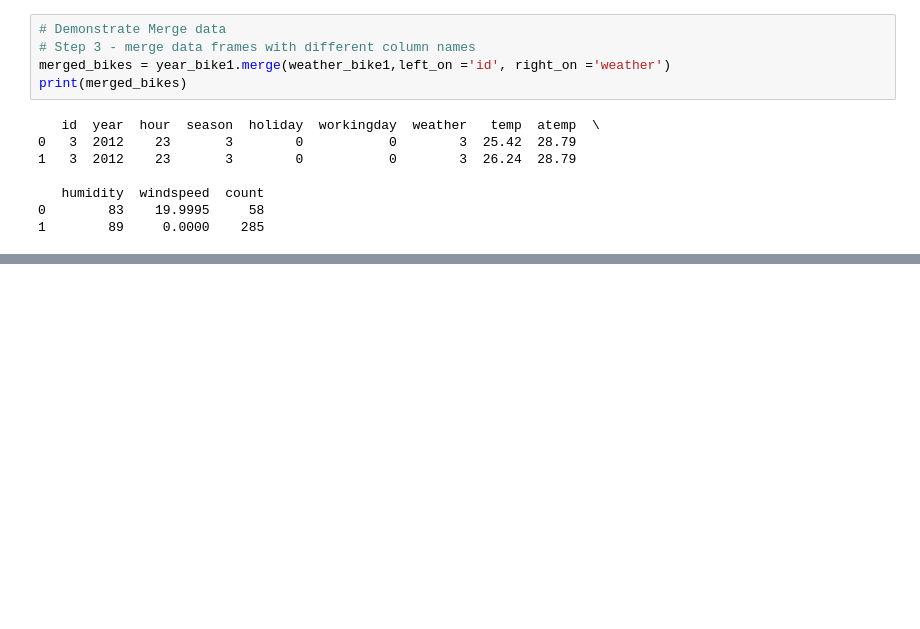
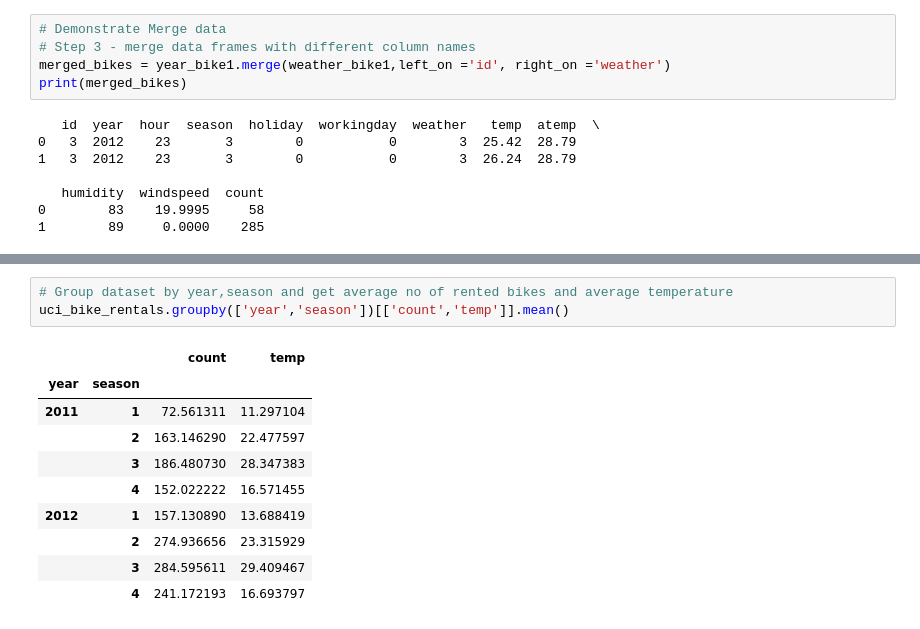
Before and after one commit to anyafrydrych/UCDPA_AnnaKleynhans, a Jupyter notebook: UCDPA_AnnaKleynhans.ipynb, the cells around one changed output, grey strips where cells are left out. Saved outputs shown, nothing was run; the diff lists cells and outputs as text; blank space fills up the shorter version.

```diff
--- a/UCDPA_AnnaKleynhans.ipynb
+++ b/UCDPA_AnnaKleynhans.ipynb
@@ -247,0 +266,14 @@ print(merged_bikes)
+# %%
+# Group dataset by year,season and get average no of rented bikes and average temperature
+uci_bike_rentals.groupby(['year','season'])[['count','temp']].mean()
+# %% [output]
+|  |  | count | temp |
+| year | season |  |  |
+| 2011 | 1 | 72.561311 | 11.297104 |
+|  | 2 | 163.146290 | 22.477597 |
+|  | 3 | 186.480730 | 28.347383 |
+|  | 4 | 152.022222 | 16.571455 |
+| 2012 | 1 | 157.130890 | 13.688419 |
+|  | 2 | 274.936656 | 23.315929 |
+|  | 3 | 284.595611 | 29.409467 |
+|  | 4 | 241.172193 | 16.693797 |
```
Also changed, not shown: parts of 3 cells of this notebook.
